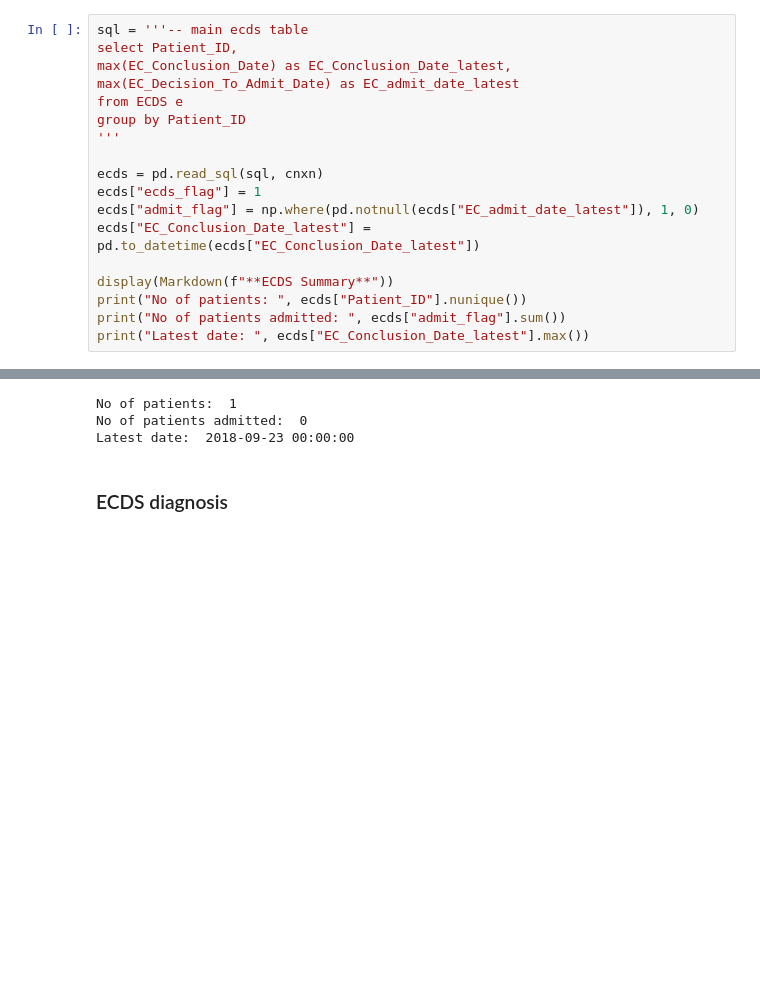
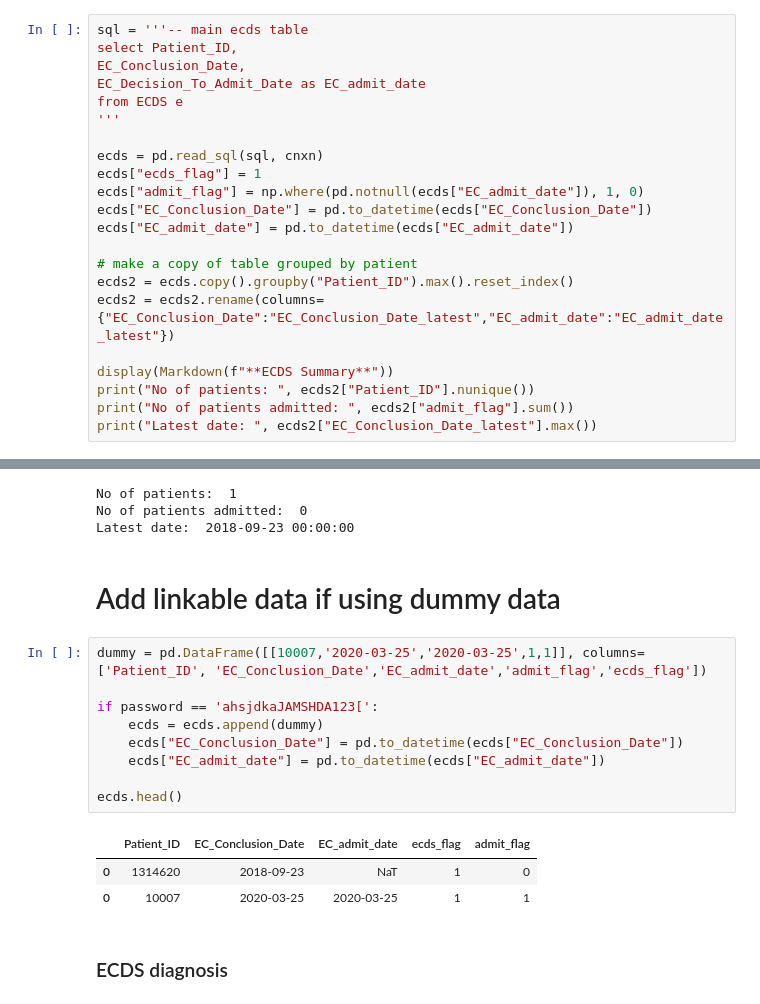
Before and after one commit to opensafely/tpp-sql-notebook, a Jupyter notebook: notebooks/explore_ecds.ipynb, the cells around one changed output, grey strips where cells are left out. Saved outputs shown, nothing was run; the diff lists cells and outputs as text; blank space fills up the shorter version.

```diff
--- a/notebooks/explore_ecds.ipynb
+++ b/notebooks/explore_ecds.ipynb
@@ -48,26 +49,45 @@ dtype: object
 # %%
 sql = '''-- main ecds table
 select Patient_ID,
-max(EC_Conclusion_Date) as EC_Conclusion_Date_latest,
-max(EC_Decision_To_Admit_Date) as EC_admit_date_latest
+EC_Conclusion_Date,
+EC_Decision_To_Admit_Date as EC_admit_date
 from ECDS e
-group by Patient_ID
 '''
 
 ecds = pd.read_sql(sql, cnxn)
 ecds["ecds_flag"] = 1
-ecds["admit_flag"] = np.where(pd.notnull(ecds["EC_admit_date_latest"]), 1, 0)
-ecds["EC_Conclusion_Date_latest"] = pd.to_datetime(ecds["EC_Conclusion_Date_latest"])
+ecds["admit_flag"] = np.where(pd.notnull(ecds["EC_admit_date"]), 1, 0)
+ecds["EC_Conclusion_Date"] = pd.to_datetime(ecds["EC_Conclusion_Date"])
+ecds["EC_admit_date"] = pd.to_datetime(ecds["EC_admit_date"])
+
+# make a copy of table grouped by patient
+ecds2 = ecds.copy().groupby("Patient_ID").max().reset_index()
+ecds2 = ecds2.rename(columns={"EC_Conclusion_Date":"EC_Conclusion_Date_latest","EC_admit_date":"EC_admit_date_latest"})
 
 display(Markdown(f"**ECDS Summary**"))
-print("No of patients: ", ecds["Patient_ID"].nunique())
-print("No of patients admitted: ", ecds["admit_flag"].sum())
-print("Latest date: ", ecds["EC_Conclusion_Date_latest"].max())
+print("No of patients: ", ecds2["Patient_ID"].nunique())
+print("No of patients admitted: ", ecds2["admit_flag"].sum())
+print("Latest date: ", ecds2["EC_Conclusion_Date_latest"].max())
 # %% [output]
 **ECDS Summary**
 No of patients:  1
 No of patients admitted:  0
 Latest date:  2018-09-23 00:00:00
+# %% [markdown]
+# Add linkable data if using dummy data
+# %%
+dummy = pd.DataFrame([[10007,'2020-03-25','2020-03-25',1,1]], columns=['Patient_ID', 'EC_Conclusion_Date','EC_admit_date','admit_flag','ecds_flag'])
+
+if password == 'ahsjdkaJAMSHDA123[':
+    ecds = ecds.append(dummy)
+    ecds["EC_Conclusion_Date"] = pd.to_datetime(ecds["EC_Conclusion_Date"])
+    ecds["EC_admit_date"] = pd.to_datetime(ecds["EC_admit_date"])
+
+ecds.head()
+# %% [output]
+|  | Patient_ID | EC_Conclusion_Date | EC_admit_date | ecds_flag | admit_flag |
+| 0 | 1314620 | 2018-09-23 | NaT | 1 | 0 |
+| 0 | 10007 | 2020-03-25 | 2020-03-25 | 1 | 1 |
 # %% [markdown]
 ### ECDS diagnosis
 # %%
```
Also changed, not shown: parts of 23 cells of this notebook, 3 other files.
